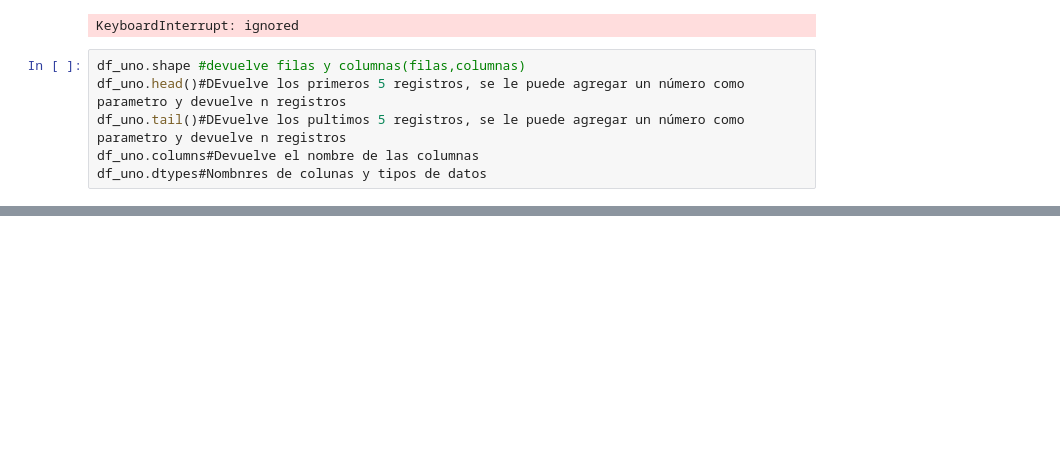
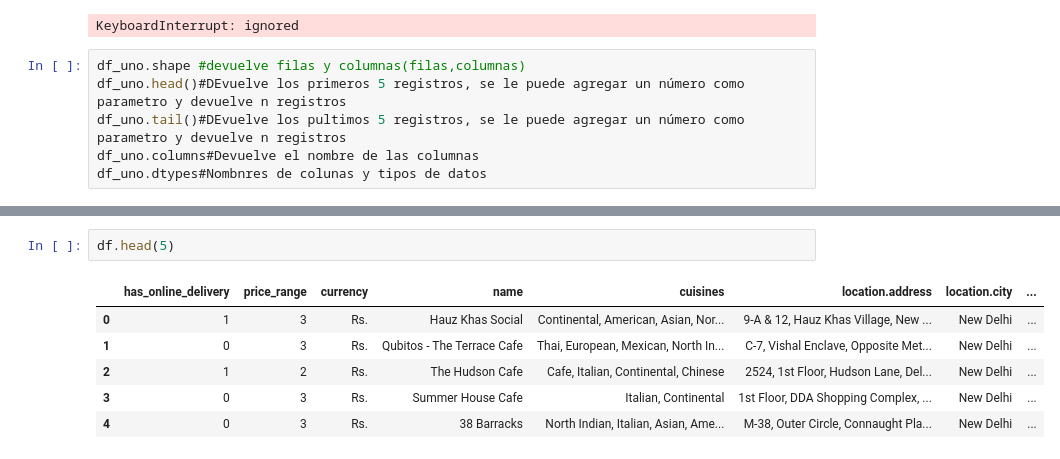
Before and after one commit to calosos/py_resumenes_codigos, a Jupyter notebook: Pandas.ipynb, the cells around one changed output, grey strips where cells are left out. Saved outputs shown, nothing was run; the diff lists cells and outputs as text; blank space fills up the shorter version.

```diff
--- a/Pandas.ipynb
+++ b/Pandas.ipynb
@@ -195,0 +307,9 @@ df_uno.dtypes#Nombnres de colunas y tipos de datos
+# %%
+df.head(5)
+# %% [output]
+|  | has_online_delivery | price_range | currency | name | cuisines | location.address | location.city | ... |
+| 0 | 1 | 3 | Rs. | Hauz Khas Social | Continental, American, Asian, Nor... | 9-A & 12, Hauz Khas Village, New ... | New Delhi | ... |
+| 1 | 0 | 3 | Rs. | Qubitos - The Terrace Cafe | Thai, European, Mexican, North In... | C-7, Vishal Enclave, Opposite Met... | New Delhi | ... |
+| 2 | 1 | 2 | Rs. | The Hudson Cafe | Cafe, Italian, Continental, Chinese | 2524, 1st Floor, Hudson Lane, Del... | New Delhi | ... |
+| 3 | 0 | 3 | Rs. | Summer House Cafe | Italian, Continental | 1st Floor, DDA Shopping Complex, ... | New Delhi | ... |
+| 4 | 0 | 3 | Rs. | 38 Barracks | North Indian, Italian, Asian, Ame... | M-38, Outer Circle, Connaught Pla... | New Delhi | ... |
```
Also changed, not shown: parts of 17 cells of this notebook.
